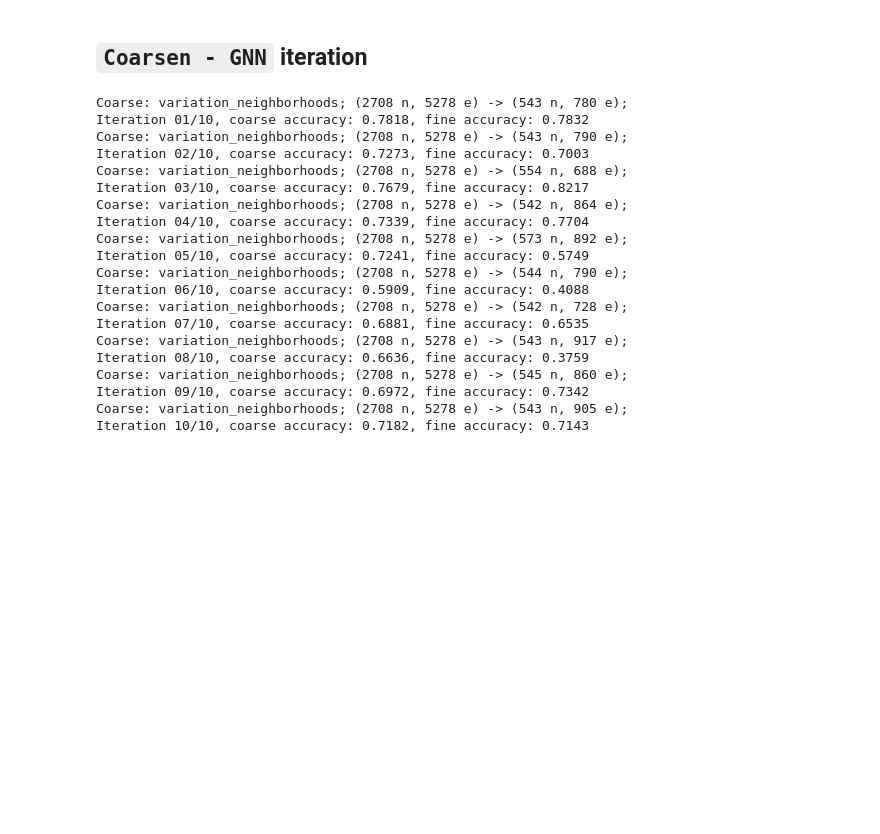
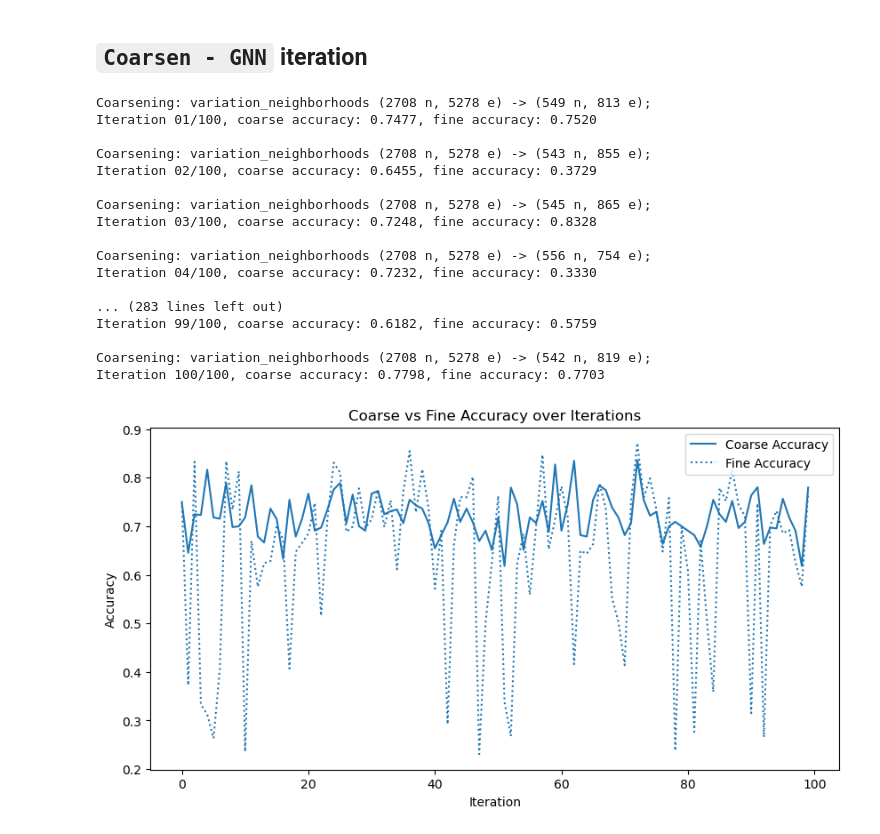
Before and after one commit to whiitex/Gang-Prediction, a Jupyter notebook: src/LVIterative.ipynb, the cells around one changed output. Drawn from its saved outputs; the diff is of its cells as text; code cells hidden in the pictures; blank space fills up the shorter version.

Commit message:
feat: iterative coarse-GNN plotting data

```diff
--- a/src/LVIterative.ipynb
+++ b/src/LVIterative.ipynb
@@ -287,7 +287,10 @@ t_losses, v_losses, v_accuracies = train_gnn(
     model, optimizer, data, train_idx, val_idx, epochs=epochs, log_info=False
 )
 
-max_iter = 10
+max_iter = 100
+x = [i for i in range(max_iter)]
+ycrs = []
+yfine = []
 for iterate in range(max_iter):
 
     # get embeddings from the GNN
@@ -303,50 +306,63 @@ for iterate in range(max_iter):
     # train the GNN on the coarsened graph
     edges_idx_c, feat_c, labels_C = get_coarsened_edges_features_labels(
         C, Gc, FEATURES, LABELS_ENCODED, priority_label=0
     )
     data_c = create_pyg_data(feat_c, edges_idx_c, labels_C)
     train_idx_c, val_idx_c, test_idx_c = create_train_val_test_split(data_c.num_nodes)
     train_idx_c = torch.LongTensor(train_idx_c).to(device)
     val_idx_c = torch.LongTensor(val_idx_c).to(device)
     test_idx_c = torch.LongTensor(test_idx_c).to(device)
     t_losses_c, v_losses_c, v_accuracies_c = train_gnn(
         model, optimizer, data_c, train_idx_c, val_idx_c, epochs=epochs, log_info=False
     )
 
     # evaluate the model on the coarsened graph
     acc_test_c, pred_test_c = evaluate_model(model, data_c, test_idx_c, log_info=False)
 
     # evaluate on original (fine) graph
     pred_fine = np.array([-1 for _ in range(NODE_IDS.shape[0])], dtype=np.int64)
     tot = 0
     for idx in range(len(test_idx_c)):
         test_supernode = test_idx_c[idx]
         for fine_node in C.getrow(test_supernode).nonzero()[1]:
             pred_fine[fine_node] = pred_test_c[idx]
             tot += 1
 
     sm = sum(pred_fine == LABELS_ENCODED)
     accuracy_fine = sm / tot
 
     print(f"Iteration {iterate + 1:02d}/{max_iter}, coarse accuracy: {acc_test_c:.4f}, fine accuracy: {accuracy_fine:.4f}\n")
+
+    # ploting data
+    ycrs.append(acc_test_c)
+    yfine.append(accuracy_fine)
+
+
+# plot the results
+plt.figure(figsize=(10, 5))
+plt.plot(x, ycrs, label='Coarse Accuracy', color='tab:blue')
+plt.plot(x, yfine, label='Fine Accuracy', linestyle=':', color='tab:blue')
+plt.legend()
+plt.xlabel('Iteration')
+plt.ylabel('Accuracy')
+plt.title('Coarse vs Fine Accuracy over Iterations')
+plt.show()
 # %% [output]
-Coarse: variation_neighborhoods; (2708 n, 5278 e) -> (543 n, 780 e);
-Iteration 01/10, coarse accuracy: 0.7818, fine accuracy: 0.7832
-Coarse: variation_neighborhoods; (2708 n, 5278 e) -> (543 n, 790 e);
-Iteration 02/10, coarse accuracy: 0.7273, fine accuracy: 0.7003
-Coarse: variation_neighborhoods; (2708 n, 5278 e) -> (554 n, 688 e);
-Iteration 03/10, coarse accuracy: 0.7679, fine accuracy: 0.8217
-Coarse: variation_neighborhoods; (2708 n, 5278 e) -> (542 n, 864 e);
-Iteration 04/10, coarse accuracy: 0.7339, fine accuracy: 0.7704
-Coarse: variation_neighborhoods; (2708 n, 5278 e) -> (573 n, 892 e);
-Iteration 05/10, coarse accuracy: 0.7241, fine accuracy: 0.5749
-Coarse: variation_neighborhoods; (2708 n, 5278 e) -> (544 n, 790 e);
-Iteration 06/10, coarse accuracy: 0.5909, fine accuracy: 0.4088
-Coarse: variation_neighborhoods; (2708 n, 5278 e) -> (542 n, 728 e);
-Iteration 07/10, coarse accuracy: 0.6881, fine accuracy: 0.6535
-Coarse: variation_neighborhoods; (2708 n, 5278 e) -> (543 n, 917 e);
-Iteration 08/10, coarse accuracy: 0.6636, fine accuracy: 0.3759
-Coarse: variation_neighborhoods; (2708 n, 5278 e) -> (545 n, 860 e);
-Iteration 09/10, coarse accuracy: 0.6972, fine accuracy: 0.7342
-Coarse: variation_neighborhoods; (2708 n, 5278 e) -> (543 n, 905 e);
-Iteration 10/10, coarse accuracy: 0.7182, fine accuracy: 0.7143
+Coarsening: variation_neighborhoods (2708 n, 5278 e) -> (549 n, 813 e);
+Iteration 01/100, coarse accuracy: 0.7477, fine accuracy: 0.7520
+
+Coarsening: variation_neighborhoods (2708 n, 5278 e) -> (543 n, 855 e);
+Iteration 02/100, coarse accuracy: 0.6455, fine accuracy: 0.3729
+
+Coarsening: variation_neighborhoods (2708 n, 5278 e) -> (545 n, 865 e);
+Iteration 03/100, coarse accuracy: 0.7248, fine accuracy: 0.8328
+
+Coarsening: variation_neighborhoods (2708 n, 5278 e) -> (556 n, 754 e);
+Iteration 04/100, coarse accuracy: 0.7232, fine accuracy: 0.3330
+
+... (283 lines left out)
+Iteration 99/100, coarse accuracy: 0.6182, fine accuracy: 0.5759
+
+Coarsening: variation_neighborhoods (2708 n, 5278 e) -> (542 n, 819 e);
+Iteration 100/100, coarse accuracy: 0.7798, fine accuracy: 0.7703
+[figure, added]
```
Also changed, not shown: parts of 1 cell of this notebook.
